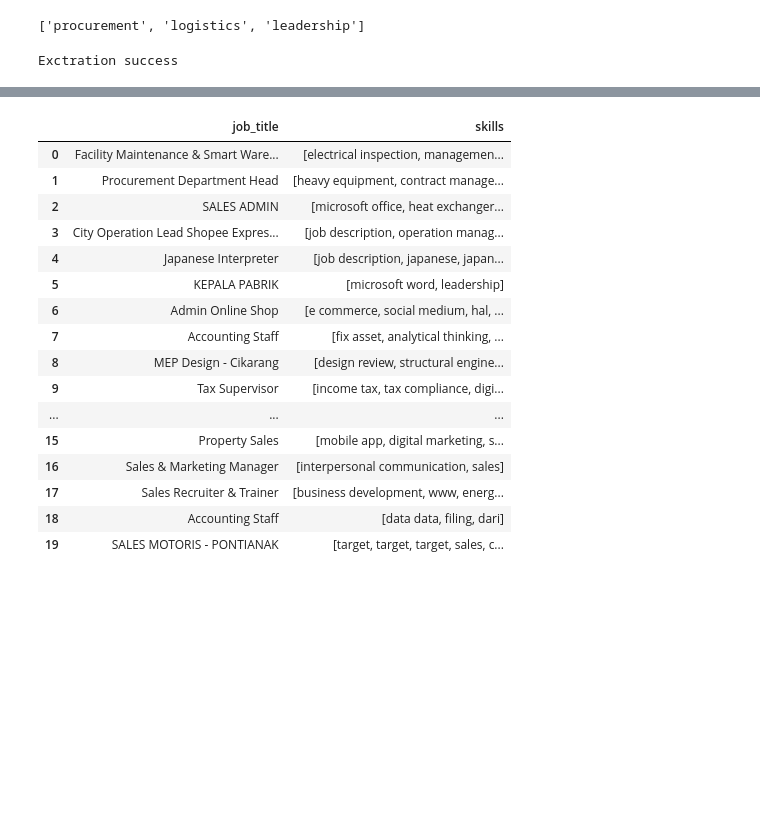
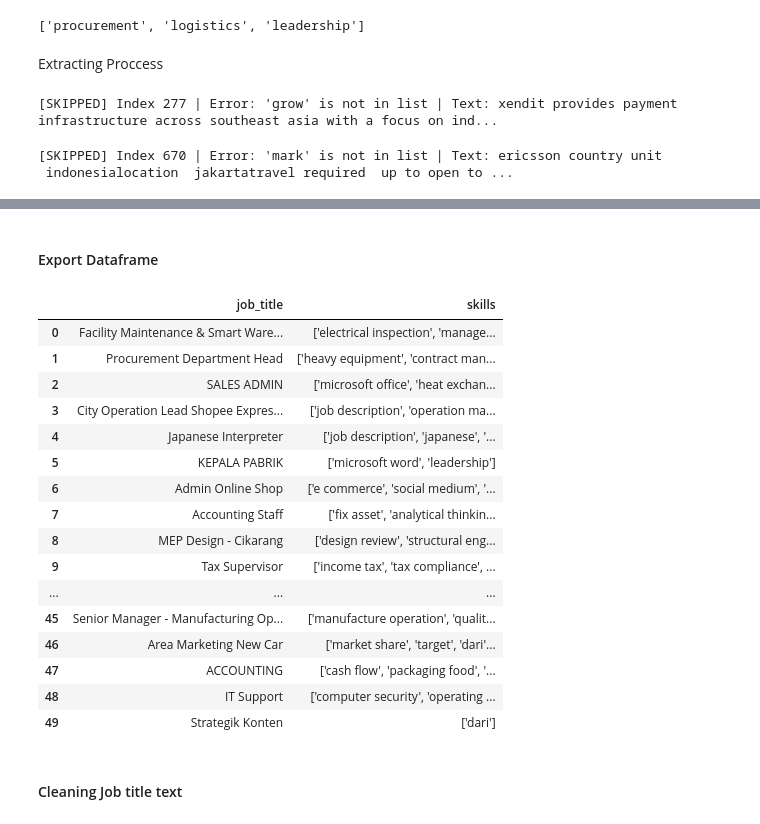
Before and after one commit to muhanangmahrub/Career-Path-Navigator, a Jupyter notebook: notebooks/akbar/notebook.ipynb, the cells around one changed output, grey strips where cells are left out. Cells and saved outputs as stored; diff of their text form; code cells hidden in the pictures; blank space fills up the shorter version.

Commit message:
feat: add skill extraction csv output(1000 row)

```diff
--- a/notebooks/akbar/notebook.ipynb
+++ b/notebooks/akbar/notebook.ipynb
@@ -192,15 +169,30 @@ ann = skill_extractor.annotate(test)
 extract_doc_node_values(ann)
 # %% [output]
 ['procurement', 'logistics', 'leadership']
+# %% [markdown]
+Extracting Proccess
 # %%
-df_eda['annotations'] = df_eda['job_description_cleaned'].apply(
-    lambda x: skill_extractor.annotate(x)
-)
+from tqdm import tqdm
 
-df_eda['skills'] = df_eda['annotations'].apply(extract_doc_node_values)
-print("Exctration success")
+# annotations = []
+# for idx, text in tqdm(enumerate(df_eda['job_description_cleaned'].astype(str)),
+#                        total=len(df_eda),
+#                        desc="Extracting skills"):
+#     try:
+#         ann = skill_extractor.annotate(text)
+#     except Exception as e:
+#         print(f"[SKIPPED] Index {idx} | Error: {e} | Text: {text[:80]}...")
+#         ann = None   # biar aman
+#     annotations.append(ann)
+
+# df_eda['annotations'] = annotations
+
+# df_eda['skills'] = df_eda['annotations'].apply(
+#     lambda x: extract_doc_node_values(x) if isinstance(x, dict) else []
+# )
 # %% [output]
-Exctration success
+[SKIPPED] Index 277 | Error: 'grow' is not in list | Text: xendit provides payment infrastructure across southeast asia with a focus on ind...
+[SKIPPED] Index 670 | Error: 'mark' is not in list | Text: ericsson country unit  indonesialocation  jakartatravel required  up to open to ...
 # %%
 df_eda.head()
 # %% [output]
@@ -210,3 +202,5 @@ df_eda.head()
 | 2 | 3 | SALES ADMIN | Internal Sales & AdminJob Descrip... | internal sales adminjob descripti... | {'text': 'internal sales adminjob... | [microsoft office, heat exchanger... |
 | 3 | 4 | City Operation Lead Shopee Expres... | Job Description:Responsible for H... | job description responsible for h... | {'text': 'job description respons... | [job description, operation manag... |
 | 4 | 5 | Japanese Interpreter | Overview: Our clients is manufact... | overview our clients is manufactu... | {'text': 'overview our clients is... | [job description, japanese, japan... |
+# %% [markdown]
+#### Export Dataframe
@@ -213,20 +209,23 @@ df_eda.head()
 # %%
-df_eda[['job_title', 'skills']].head(20)
+df_skill = pd.read_csv("df_skill_extraction_output.csv")
+df_skill[['job_title', 'skills']].head(50)
 # %% [output]
 |  | job_title | skills |
-| 0 | Facility Maintenance & Smart Ware... | [electrical inspection, managemen... |
-| 1 | Procurement Department Head | [heavy equipment, contract manage... |
-| 2 | SALES ADMIN | [microsoft office, heat exchanger... |
-| 3 | City Operation Lead Shopee Expres... | [job description, operation manag... |
-| 4 | Japanese Interpreter | [job description, japanese, japan... |
-| 5 | KEPALA PABRIK | [microsoft word, leadership] |
-| 6 | Admin Online Shop | [e commerce, social medium, hal, ... |
-| 7 | Accounting Staff | [fix asset, analytical thinking, ... |
-| 8 | MEP Design - Cikarang | [design review, structural engine... |
-| 9 | Tax Supervisor | [income tax, tax compliance, digi... |
+| 0 | Facility Maintenance & Smart Ware... | ['electrical inspection', 'manage... |
+| 1 | Procurement Department Head | ['heavy equipment', 'contract man... |
+| 2 | SALES ADMIN | ['microsoft office', 'heat exchan... |
+| 3 | City Operation Lead Shopee Expres... | ['job description', 'operation ma... |
+| 4 | Japanese Interpreter | ['job description', 'japanese', '... |
+| 5 | KEPALA PABRIK | ['microsoft word', 'leadership'] |
+| 6 | Admin Online Shop | ['e commerce', 'social medium', '... |
+| 7 | Accounting Staff | ['fix asset', 'analytical thinkin... |
+| 8 | MEP Design - Cikarang | ['design review', 'structural eng... |
+| 9 | Tax Supervisor | ['income tax', 'tax compliance', ... |
 | ... | ... | ... |
-| 15 | Property Sales | [mobile app, digital marketing, s... |
-| 16 | Sales & Marketing Manager | [interpersonal communication, sales] |
-| 17 | Sales Recruiter & Trainer | [business development, www, energ... |
-| 18 | Accounting Staff | [data data, filing, dari] |
-| 19 | SALES MOTORIS - PONTIANAK | [target, target, target, sales, c... |
+| 45 | Senior Manager - Manufacturing Op... | ['manufacture operation', 'qualit... |
+| 46 | Area Marketing New Car | ['market share', 'target', 'dari'... |
+| 47 | ACCOUNTING | ['cash flow', 'packaging food', '... |
+| 48 | IT Support | ['computer security', 'operating ... |
+| 49 | Strategik Konten | ['dari'] |
+# %% [markdown]
+#### Cleaning Job title text
```
Also changed, not shown: parts of 10 cells of this notebook, 1 other file.
